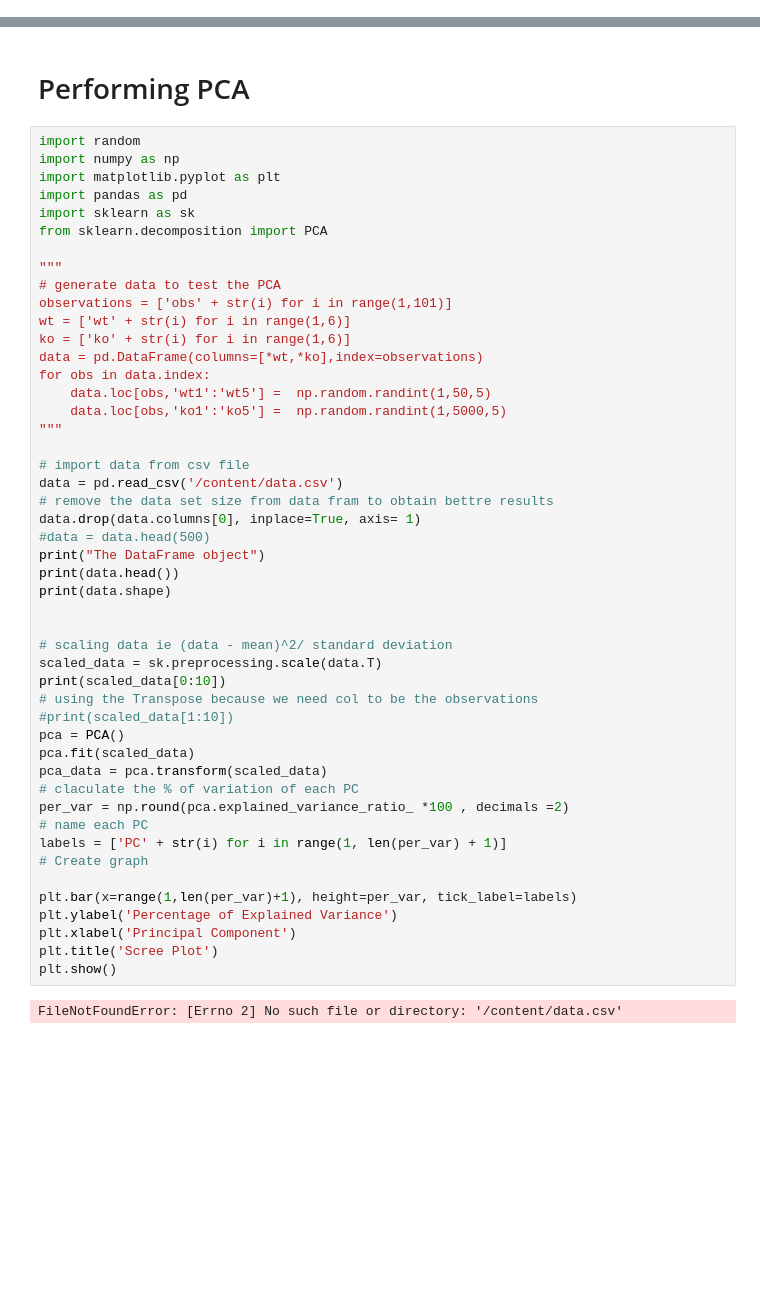
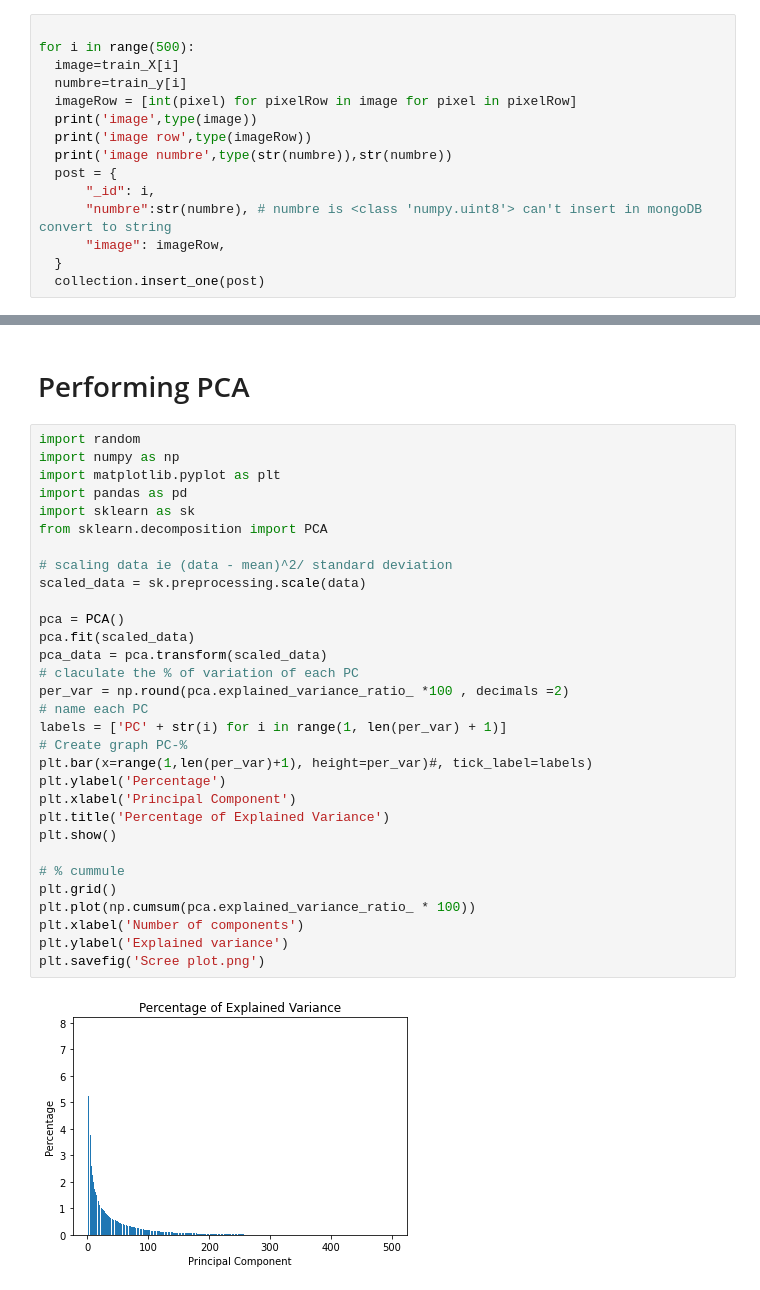
Before and after one commit to AmiraBelkis/Mnist-PCA, a Jupyter notebook: Script.ipynb, the cells around one changed output, grey strips where cells are left out. Drawn from its saved outputs; the diff is of its cells as text; blank space fills up the shorter version.

```diff
--- a/Script.ipynb
+++ b/Script.ipynb
@@ -0,0 +57,15 @@
+# %%
+
+for i in range(500):
+  image=train_X[i]
+  numbre=train_y[i]
+  imageRow = [int(pixel) for pixelRow in image for pixel in pixelRow]
+  print('image',type(image))
+  print('image row',type(imageRow))
+  print('image numbre',type(str(numbre)),str(numbre))
+  post = {
+      "_id": i,
+      "numbre":str(numbre), # numbre is <class 'numpy.uint8'> can't insert in mongoDB convert to string
+      "image": imageRow,
+  }
+  collection.insert_one(post)
@@ -3,50 +79,33 @@
 # %%
 import random
 import numpy as np
 import matplotlib.pyplot as plt
 import pandas as pd
 import sklearn as sk
 from sklearn.decomposition import PCA
 
-"""
-# generate data to test the PCA
-observations = ['obs' + str(i) for i in range(1,101)]
-wt = ['wt' + str(i) for i in range(1,6)]
-ko = ['ko' + str(i) for i in range(1,6)]
-data = pd.DataFrame(columns=[*wt,*ko],index=observations)
-for obs in data.index:
-    data.loc[obs,'wt1':'wt5'] =  np.random.randint(1,50,5)
-    data.loc[obs,'ko1':'ko5'] =  np.random.randint(1,5000,5)
-"""
+# scaling data ie (data - mean)^2/ standard deviation
+scaled_data = sk.preprocessing.scale(data)
 
-# import data from csv file
-data = pd.read_csv('/content/data.csv')
-# remove the data set size from data fram to obtain bettre results
-data.drop(data.columns[0], inplace=True, axis= 1)
-#data = data.head(500)
-print("The DataFrame object")
-print(data.head())
-print(data.shape)
-
-
-# scaling data ie (data - mean)^2/ standard deviation
-scaled_data = sk.preprocessing.scale(data.T)
-print(scaled_data[0:10])
-# using the Transpose because we need col to be the observations
-#print(scaled_data[1:10])
 pca = PCA()
 pca.fit(scaled_data)
 pca_data = pca.transform(scaled_data)
 # claculate the % of variation of each PC
 per_var = np.round(pca.explained_variance_ratio_ *100 , decimals =2)
 # name each PC
 labels = ['PC' + str(i) for i in range(1, len(per_var) + 1)]
-# Create graph
+# Create graph PC-%
+plt.bar(x=range(1,len(per_var)+1), height=per_var)#, tick_label=labels)
+plt.ylabel('Percentage')
+plt.xlabel('Principal Component')
+plt.title('Percentage of Explained Variance')
+plt.show()
 
-plt.bar(x=range(1,len(per_var)+1), height=per_var, tick_label=labels)
-plt.ylabel('Percentage of Explained Variance')
-plt.xlabel('Principal Component')
-plt.title('Scree Plot')
-plt.show()
+# % cummule
+plt.grid()
+plt.plot(np.cumsum(pca.explained_variance_ratio_ * 100))
+plt.xlabel('Number of components')
+plt.ylabel('Explained variance')
+plt.savefig('Scree plot.png')
 # %% [output]
-FileNotFoundError: [Errno 2] No such file or directory: '/content/data.csv'
+[figure, added]
```
Also changed, not shown: parts of 20 cells of this notebook.
